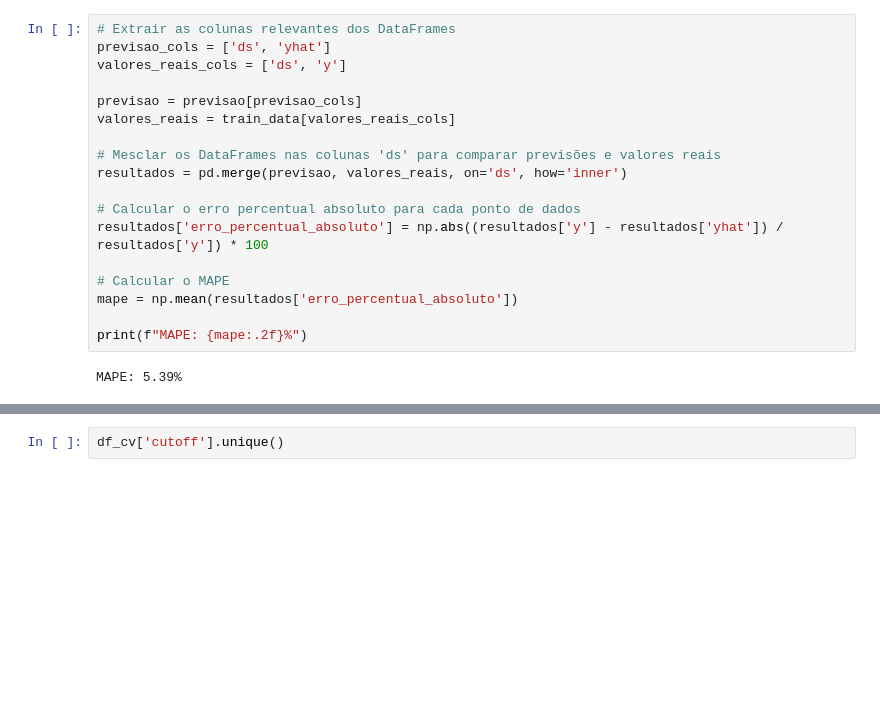
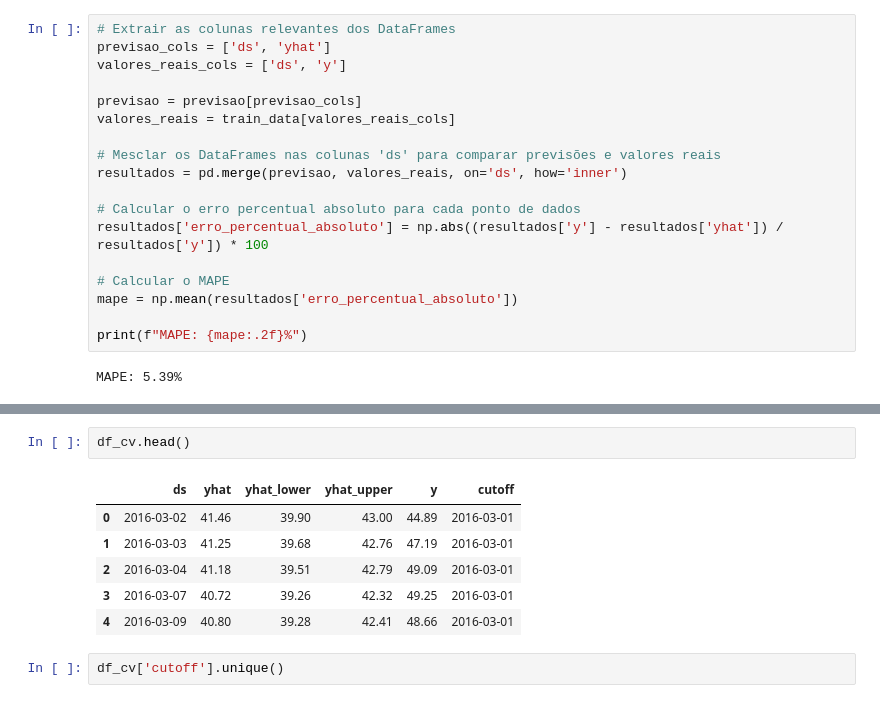
Before and after one commit to gustafarsoares23/Tech-Challenge-ML, a Jupyter notebook: Tech_Challengfe_ML.ipynb, the cells around one changed output, grey strips where cells are left out. Cells and saved outputs as stored; diff of their text form; blank space fills up the shorter version.

```diff
--- a/Tech_Challengfe_ML.ipynb
+++ b/Tech_Challengfe_ML.ipynb
@@ -788,4 +908,13 @@ INFO:cmdstanpy:Chain [1] start processing
 INFO:cmdstanpy:Chain [1] done processing
+# %%
+df_cv.head()
+# %% [output]
+|  | ds | yhat | yhat_lower | yhat_upper | y | cutoff |
+| 0 | 2016-03-02 | 41.46 | 39.90 | 43.00 | 44.89 | 2016-03-01 |
+| 1 | 2016-03-03 | 41.25 | 39.68 | 42.76 | 47.19 | 2016-03-01 |
+| 2 | 2016-03-04 | 41.18 | 39.51 | 42.79 | 49.09 | 2016-03-01 |
+| 3 | 2016-03-07 | 40.72 | 39.26 | 42.32 | 49.25 | 2016-03-01 |
+| 4 | 2016-03-09 | 40.80 | 39.28 | 42.41 | 48.66 | 2016-03-01 |
 # %%
 df_cv['cutoff'].unique()
 # %% [output]
```
Also changed, not shown: parts of 69 cells of this notebook.
